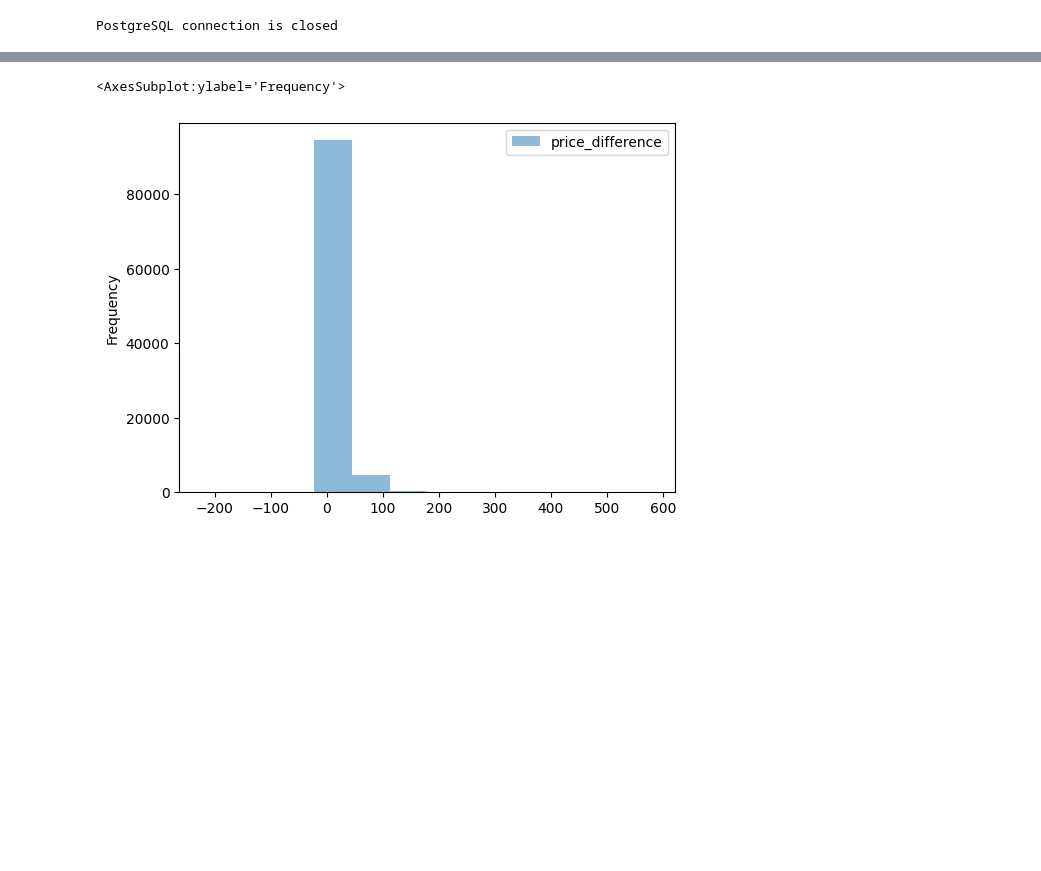
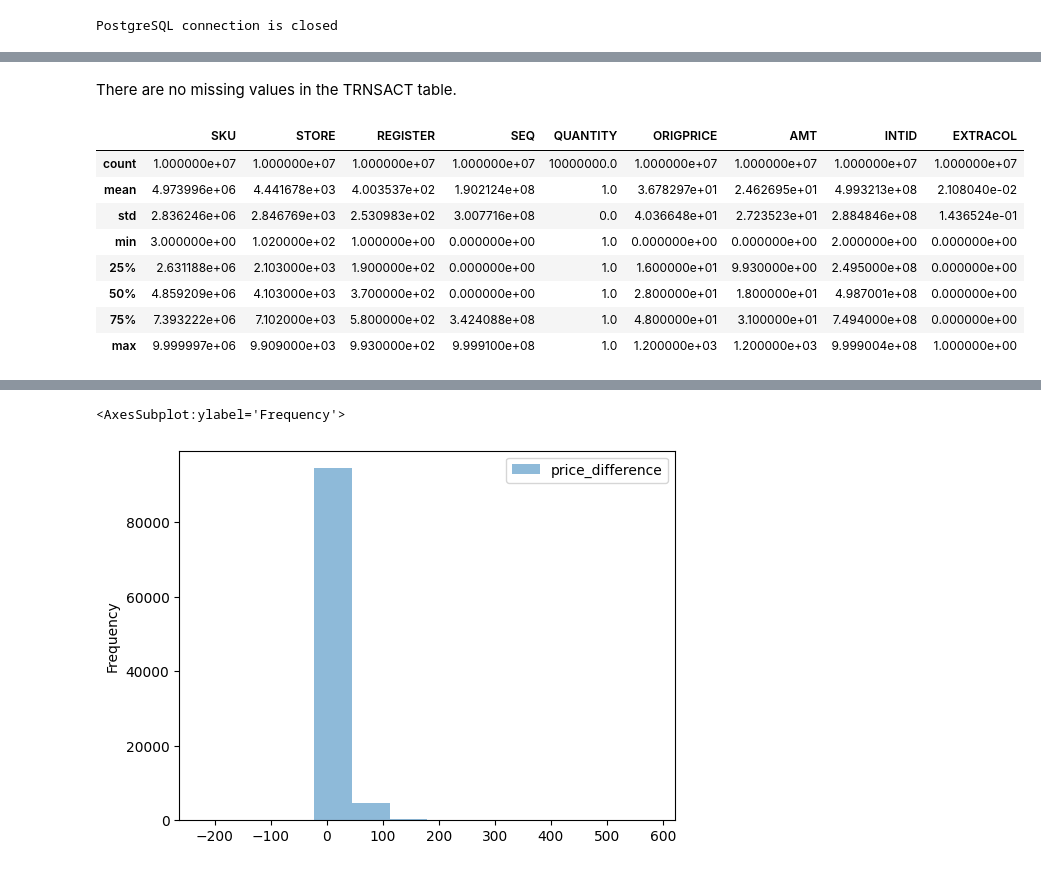
Before and after one commit to ychen595/MSiA_400_G12, a Jupyter notebook: 02_Data_Cleansing/EDA&Clean_trnsact.ipynb, the cells around one changed output, grey strips where cells are left out. Drawn from its saved outputs; the diff is of its cells as text; code cells hidden in the pictures; blank space fills up the shorter version.

```diff
--- a/02_Data_Cleansing/EDA&Clean_trnsact.ipynb
+++ b/02_Data_Cleansing/EDA&Clean_trnsact.ipynb
@@ -53 +130,16 @@ PostgreSQL connection is closed
+# %% [markdown]
+There are no missing values in the TRNSACT table.
+# %%
+# Summary statistics
+df.describe()
+# %% [output]
+|  | SKU | STORE | REGISTER | SEQ | QUANTITY | ORIGPRICE | AMT | INTID | EXTRACOL |
+| count | 1.000000e+07 | 1.000000e+07 | 1.000000e+07 | 1.000000e+07 | 10000000.0 | 1.000000e+07 | 1.000000e+07 | 1.000000e+07 | 1.000000e+07 |
+| mean | 4.973996e+06 | 4.441678e+03 | 4.003537e+02 | 1.902124e+08 | 1.0 | 3.678297e+01 | 2.462695e+01 | 4.993213e+08 | 2.108040e-02 |
+| std | 2.836246e+06 | 2.846769e+03 | 2.530983e+02 | 3.007716e+08 | 0.0 | 4.036648e+01 | 2.723523e+01 | 2.884846e+08 | 1.436524e-01 |
+| min | 3.000000e+00 | 1.020000e+02 | 1.000000e+00 | 0.000000e+00 | 1.0 | 0.000000e+00 | 0.000000e+00 | 2.000000e+00 | 0.000000e+00 |
+| 25% | 2.631188e+06 | 2.103000e+03 | 1.900000e+02 | 0.000000e+00 | 1.0 | 1.600000e+01 | 9.930000e+00 | 2.495000e+08 | 0.000000e+00 |
+| 50% | 4.859209e+06 | 4.103000e+03 | 3.700000e+02 | 0.000000e+00 | 1.0 | 2.800000e+01 | 1.800000e+01 | 4.987001e+08 | 0.000000e+00 |
+| 75% | 7.393222e+06 | 7.102000e+03 | 5.800000e+02 | 3.424088e+08 | 1.0 | 4.800000e+01 | 3.100000e+01 | 7.494000e+08 | 0.000000e+00 |
+| max | 9.999997e+06 | 9.909000e+03 | 9.930000e+02 | 9.999100e+08 | 1.0 | 1.200000e+03 | 1.200000e+03 | 9.999004e+08 | 1.000000e+00 |
 # %%
```
Also changed, not shown: parts of 23 cells of this notebook, 4 other files.
